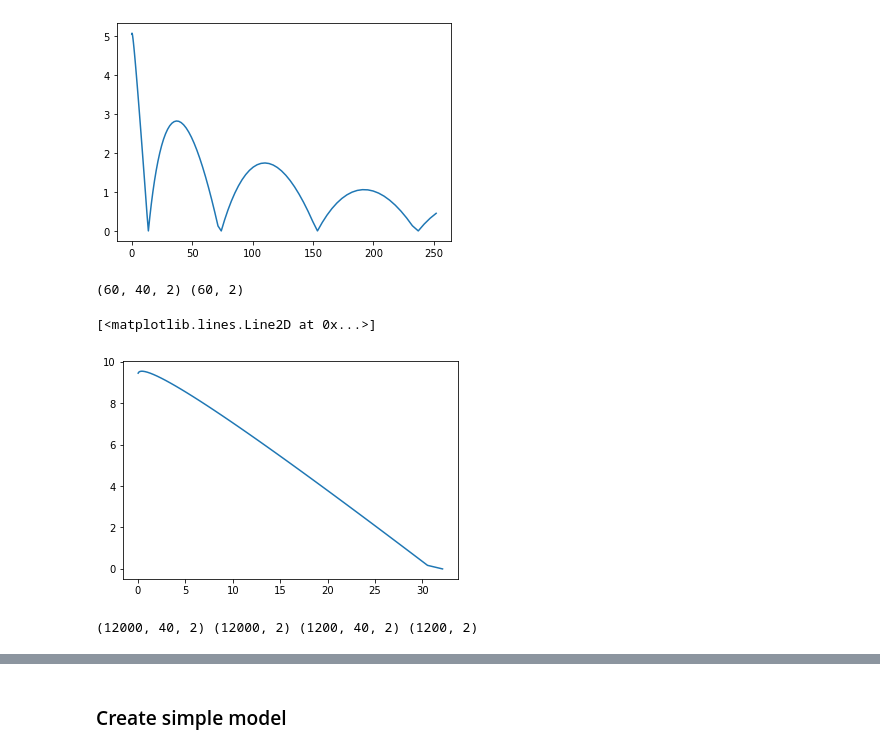
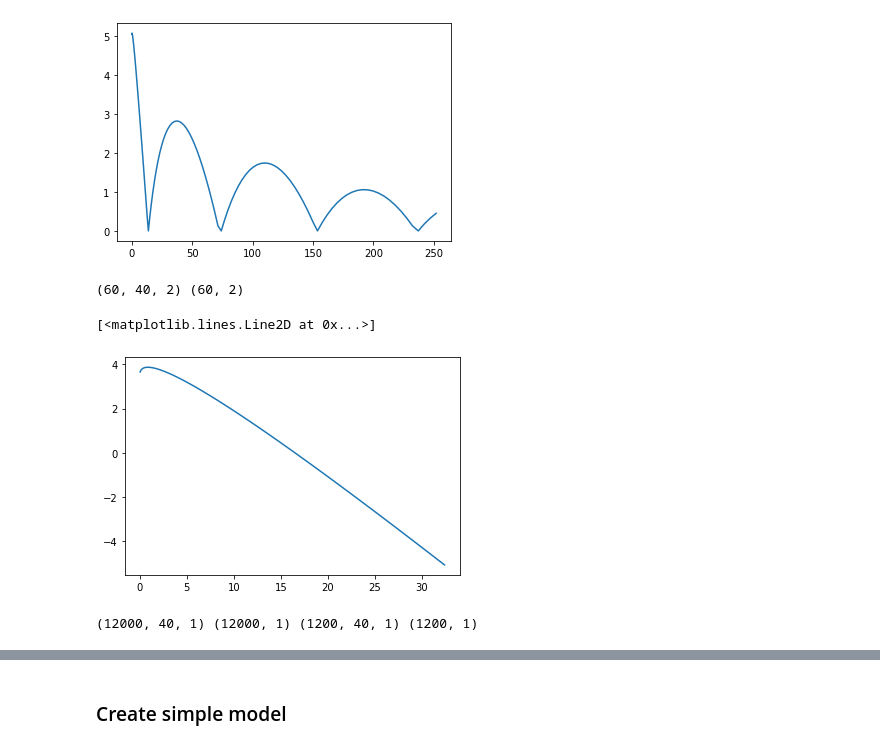
Before and after one commit to atollk/forecast, a Jupyter notebook: gravity/main.ipynb, the cells around one changed output, grey strips where cells are left out. Drawn from its saved outputs; the diff is of its cells as text; code cells hidden in the pictures.

```diff
--- a/gravity/main.ipynb
+++ b/gravity/main.ipynb
@@ -15,7 +16,7 @@ import math
 # %% [output]
 Using TensorFlow backend.
 # %%
-def generate_throw(start_height, throw_speed_x, throw_speed_y, resolution, points):
+def generate_throw(start_height, throw_speed_x, throw_speed_y, resolution, points, bounce=True):
     x = 0
     y = start_height
     vx = throw_speed_x
@@ -29,7 +30,7 @@ def generate_throw(start_height, throw_speed_x, throw_speed_y, resolution, point
         vx += 0.95 ** resolution
         vy -= 9.81 * resolution
 
-        if y <= 0:
+        if y <= 0 and bounce:
             y = 0
             vy *= -0.7
 
@@ -45,42 +46,47 @@ plt.plot(throw[:, 0], throw[:, 1])
 # %%
 # Generates a specified amount of data using the "generate_throw" function.
 # A throw of random length is generated and sub-sampled for the specified time length.
 # This is repeated until the desired size is met.
 # Return values are X and y, where X has shape (n_steps, series_length, 2) and y has shape (n_steps, 4).
 # n_steps = n_throws * (throw_length - series_length)
-def generate_data(n_throws, throw_length, series_length):
+def generate_data(n_throws, throw_length, series_length, bounce=True):
     n_steps = n_throws * (throw_length - series_length)
     X = np.ndarray(shape=(n_steps, series_length, 2))
     y = np.ndarray(shape=(n_steps, 2))
 
     i = 0
     for k in range(n_throws):
 
         h = np.random.rand() * 10
         vx = abs(np.random.randn())
         vy = np.random.rand() * 5
 
-        throw = generate_throw(h, vx, vy, 4 / throw_length, throw_length)
+        throw = generate_throw(h, vx, vy, 4 / throw_length, throw_length, bounce=bounce)
         for l in range(throw_length - series_length):
             X[i, :, :] = throw[l:l+series_length, 0:2]
             y[i, :] = throw[l + series_length, 0:2]
             i += 1
 
     return X, y
 
-X, y = generate_data(1, 100, 40)
+X, y = generate_data(1, 100, 40, bounce=False)
 print(X.shape, y.shape)
 plt.plot(X[0, :, 0], X[0, :, 1])
 # %% [output]
 (60, 40, 2) (60, 2)
 [<matplotlib.lines.Line2D at 0x...>]
-[figure, old version]
+[figure, new version]
 # %%
 SERIES_LENGTH = 40
 
-X_train, y_train = generate_data(200, 100, SERIES_LENGTH)
-X_test, y_test = generate_data(20, 100, SERIES_LENGTH)
+X_train, y_train = generate_data(200, 100, SERIES_LENGTH, bounce=False)
+X_test, y_test = generate_data(20, 100, SERIES_LENGTH, bounce=False)
+
+X_train = X_train[:, :, 1:2]
+y_train = y_train[:, 1:2]
+X_test = X_test[:, :, 1:2]
+y_test = y_test[:, 1:2]
 
 print(X_train.shape, y_train.shape, X_test.shape, y_test.shape)
 # %% [output]
-(12000, 40, 2) (12000, 2) (1200, 40, 2) (1200, 2)
+(12000, 40, 1) (12000, 1) (1200, 40, 1) (1200, 1)
```
Also changed, not shown: parts of 10 cells of this notebook, 1 other file.
